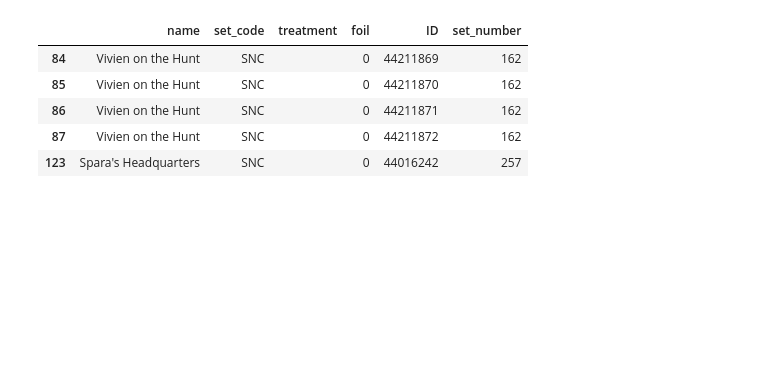
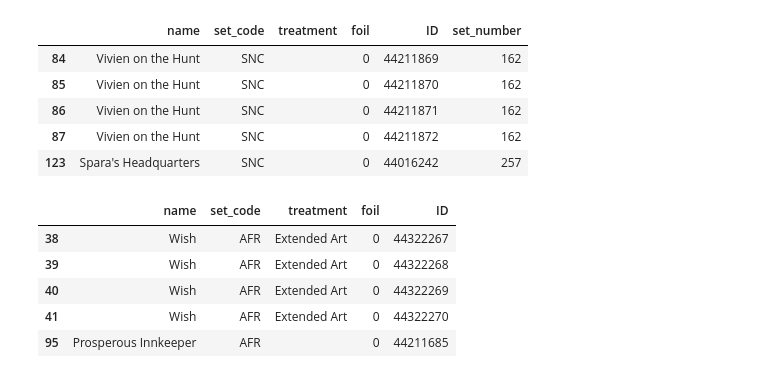
Before and after one commit to saudino480/mtgBinderHelper, a Jupyter notebook: helper/testing_db_fusion.ipynb, the cells around one changed output. Saved outputs shown, nothing was run; the diff lists cells and outputs as text; code cells hidden in the pictures; blank space fills up the shorter version.

```diff
--- a/helper/testing_db_fusion.ipynb
+++ b/helper/testing_db_fusion.ipynb
@@ -526,3 +506,14 @@ my_snc.head()
 | 86 | Vivien on the Hunt | SNC |  | 0 | 44211871 | 162 |
 | 87 | Vivien on the Hunt | SNC |  | 0 | 44211872 | 162 |
 | 123 | Spara's Headquarters | SNC |  | 0 | 44016242 | 257 |
+# %%
+my_afr = my_cards[my_cards.set_code == 'AFR'].copy()
+my_afr.fillna('', inplace=True)
+my_afr.head()
+# %% [output]
+|  | name | set_code | treatment | foil | ID |
+| 38 | Wish | AFR | Extended Art | 0 | 44322267 |
+| 39 | Wish | AFR | Extended Art | 0 | 44322268 |
+| 40 | Wish | AFR | Extended Art | 0 | 44322269 |
+| 41 | Wish | AFR | Extended Art | 0 | 44322270 |
+| 95 | Prosperous Innkeeper | AFR |  | 0 | 44211685 |
```
Also changed, not shown: parts of 11 cells of this notebook, 1 other file.
